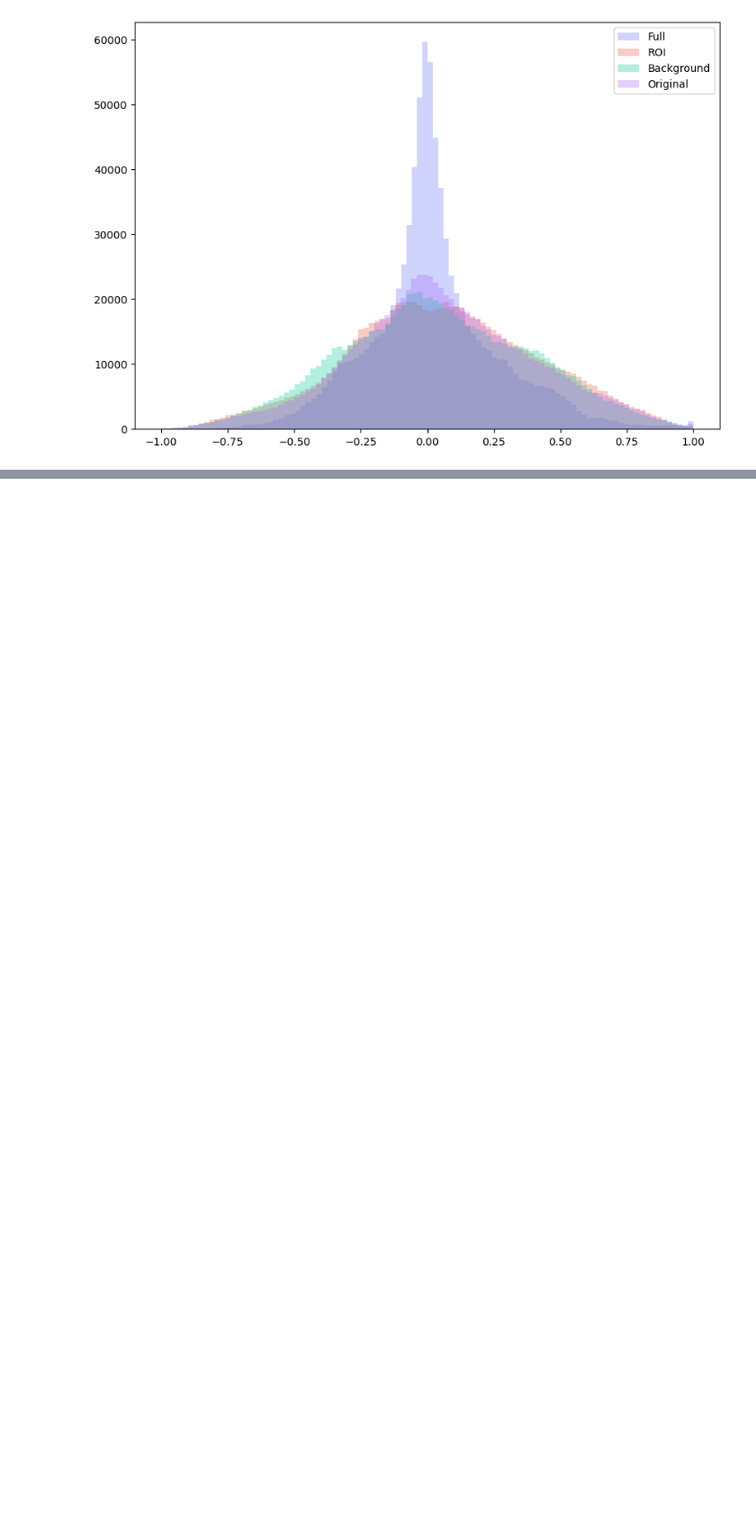
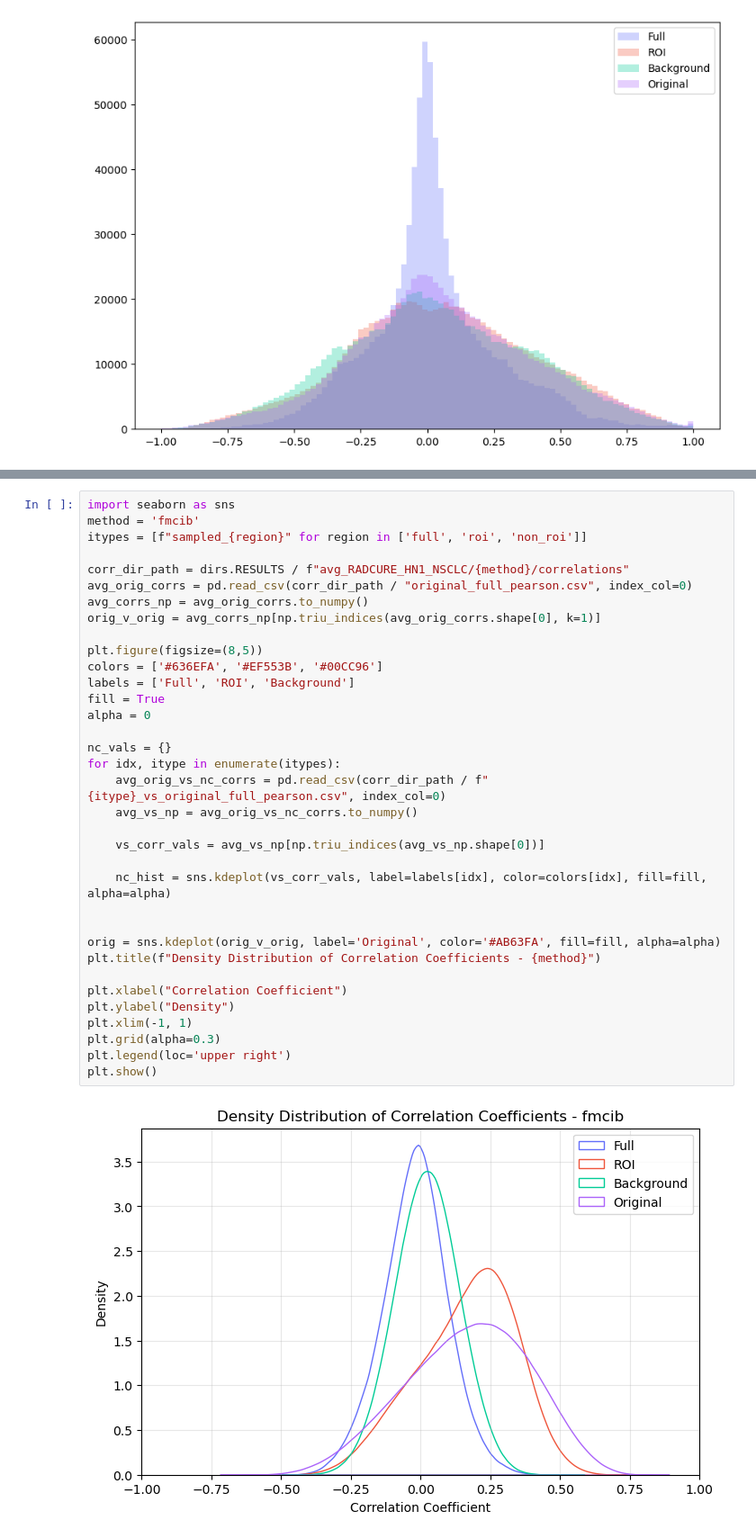
Before and after one commit to bhklab/readii_2_roqc, a Jupyter notebook: sandbox/dev/dev_correlate.ipynb, the cells around one changed output, grey strips where cells are left out. Shown at 90% size. Cells and saved outputs as stored; diff of their text form; blank space fills up the shorter version.

Commit message:
feat: add kde plots

```diff
--- a/sandbox/dev/dev_correlate.ipynb
+++ b/sandbox/dev/dev_correlate.ipynb
@@ -1232,0 +1235,37 @@ plt.rcParams['figure.figsize'] = (10,7)
+# %%
+import seaborn as sns
+method = 'fmcib'
+itypes = [f"sampled_{region}" for region in ['full', 'roi', 'non_roi']]
+
+corr_dir_path = dirs.RESULTS / f"avg_RADCURE_HN1_NSCLC/{method}/correlations"
+avg_orig_corrs = pd.read_csv(corr_dir_path / "original_full_pearson.csv", index_col=0)
+avg_corrs_np = avg_orig_corrs.to_numpy()
+orig_v_orig = avg_corrs_np[np.triu_indices(avg_orig_corrs.shape[0], k=1)]
+
+plt.figure(figsize=(8,5))
+colors = ['#636EFA', '#EF553B', '#00CC96']
+labels = ['Full', 'ROI', 'Background']
+fill = True
+alpha = 0
+
+nc_vals = {}
+for idx, itype in enumerate(itypes):
+    avg_orig_vs_nc_corrs = pd.read_csv(corr_dir_path / f"{itype}_vs_original_full_pearson.csv", index_col=0)
+    avg_vs_np = avg_orig_vs_nc_corrs.to_numpy()
+
+    vs_corr_vals = avg_vs_np[np.triu_indices(avg_vs_np.shape[0])]
+
+    nc_hist = sns.kdeplot(vs_corr_vals, label=labels[idx], color=colors[idx], fill=fill, alpha=alpha)
+
+
+orig = sns.kdeplot(orig_v_orig, label='Original', color='#AB63FA', fill=fill, alpha=alpha)
+plt.title(f"Density Distribution of Correlation Coefficients - {method}")
+
+plt.xlabel("Correlation Coefficient")
+plt.ylabel("Density")
+plt.xlim(-1, 1)
+plt.grid(alpha=0.3)
+plt.legend(loc='upper right')
+plt.show()
+# %% [output]
+[figure, added]
```
Also changed, not shown: parts of 3 cells of this notebook.
